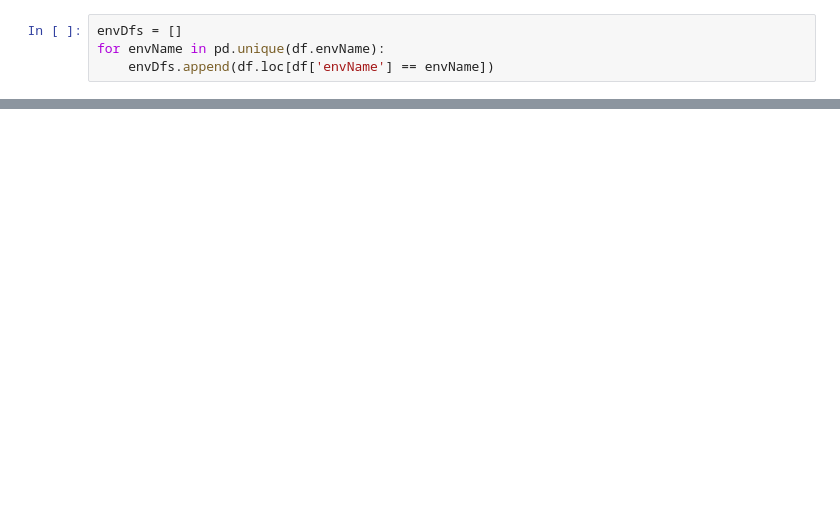
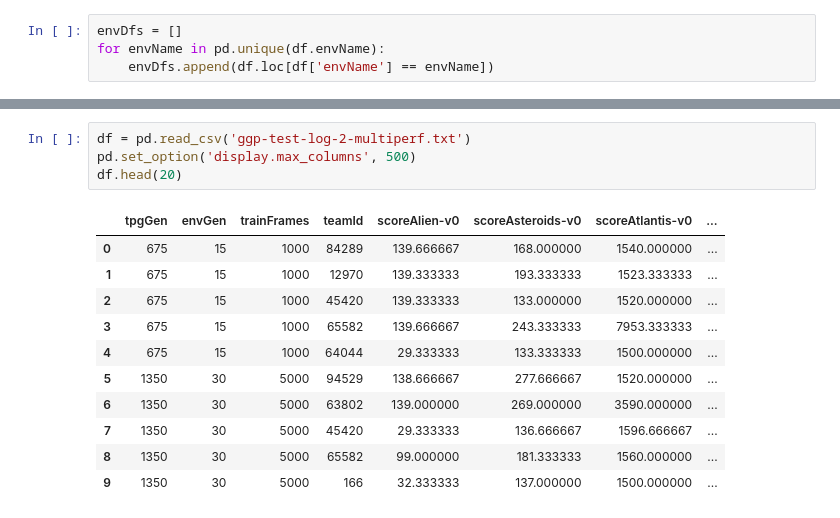
Before and after one commit to Ryan-Amaral/general-game-playing-tpg, a Jupyter notebook: ggp-generational-visualization.ipynb, the cells around one changed output, grey strips where cells are left out. Drawn from its saved outputs; the diff is of its cells as text; blank space fills up the shorter version.

```diff
--- a/ggp-generational-visualization.ipynb
+++ b/ggp-generational-visualization.ipynb
@@ -36,0 +49,16 @@ plt.show()
+# %%
+df = pd.read_csv('ggp-test-log-2-multiperf.txt')
+pd.set_option('display.max_columns', 500)
+df.head(20)
+# %% [output]
+|  | tpgGen | envGen | trainFrames | teamId | scoreAlien-v0 | scoreAsteroids-v0 | scoreAtlantis-v0 | ... |
+| 0 | 675 | 15 | 1000 | 84289 | 139.666667 | 168.000000 | 1540.000000 | ... |
+| 1 | 675 | 15 | 1000 | 12970 | 139.333333 | 193.333333 | 1523.333333 | ... |
+| 2 | 675 | 15 | 1000 | 45420 | 139.333333 | 133.000000 | 1520.000000 | ... |
+| 3 | 675 | 15 | 1000 | 65582 | 139.666667 | 243.333333 | 7953.333333 | ... |
+| 4 | 675 | 15 | 1000 | 64044 | 29.333333 | 133.333333 | 1500.000000 | ... |
+| 5 | 1350 | 30 | 5000 | 94529 | 138.666667 | 277.666667 | 1520.000000 | ... |
+| 6 | 1350 | 30 | 5000 | 63802 | 139.000000 | 269.000000 | 3590.000000 | ... |
+| 7 | 1350 | 30 | 5000 | 45420 | 29.333333 | 136.666667 | 1596.666667 | ... |
+| 8 | 1350 | 30 | 5000 | 65582 | 99.000000 | 181.333333 | 1560.000000 | ... |
+| 9 | 1350 | 30 | 5000 | 166 | 32.333333 | 137.000000 | 1500.000000 | ... |
```
Also changed, not shown: parts of 6 cells of this notebook, 4 other files.
